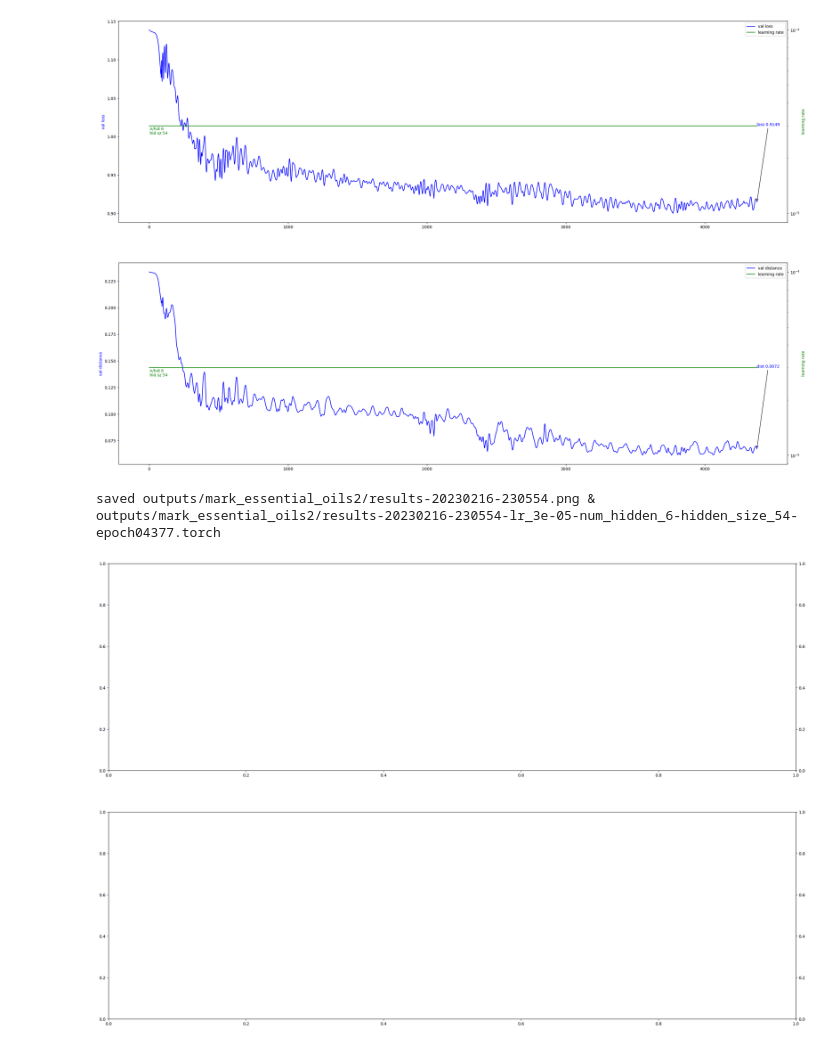
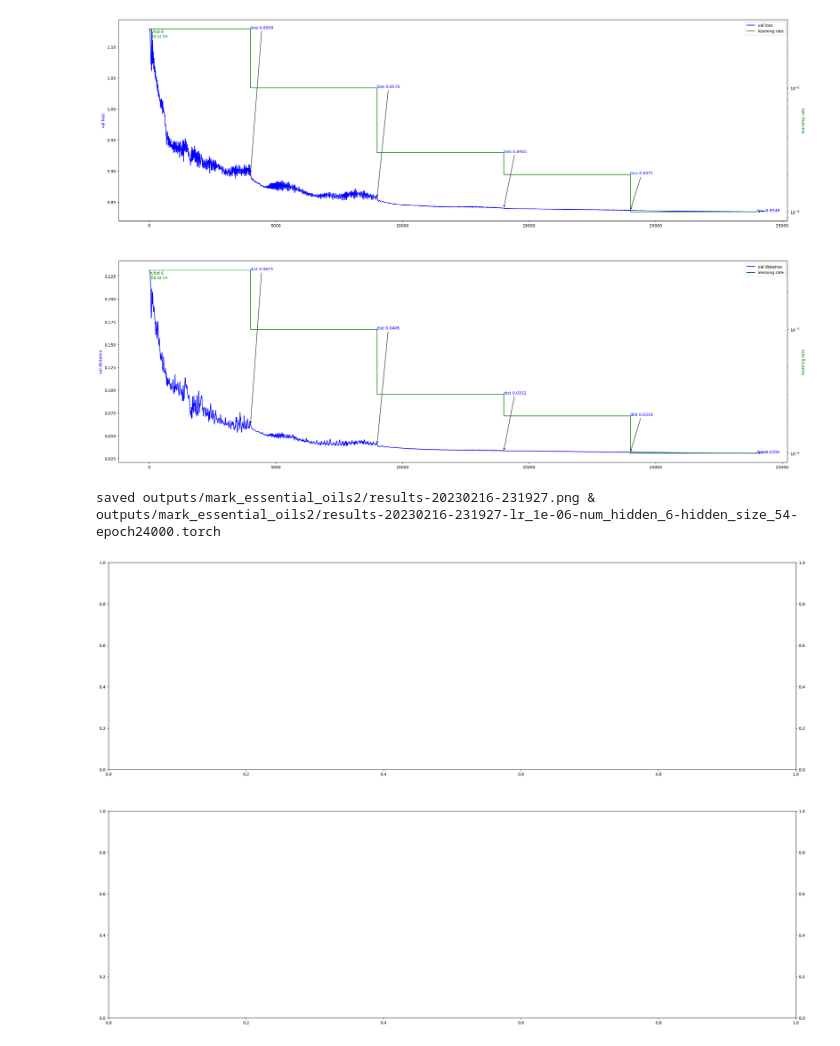
Before and after one commit to timh/nn-202302, a Jupyter notebook: mark_essential_oils2.ipynb, the cells around one changed output. Saved outputs shown, nothing was run; the diff lists cells and outputs as text; code cells hidden in the pictures.

```diff
--- a/mark_essential_oils2.ipynb
+++ b/mark_essential_oils2.ipynb
@@ -81,8 +81,8 @@ def reset_plot():
 num_mol = len(cfg.all_mol_names)
 hp_num_batches = 10
 hp_batch_size = 1000
-# hp_learning_rates = {3e-5: 4000, 1e-5: 5000, 3e-6: 5000, 2e-6: 5000, 1e-6: 5000}
-hp_learning_rates = {3e-5: 4377}
+hp_learning_rates = {3e-5: 4000, 1e-5: 5000, 3e-6: 5000, 2e-6: 5000, 1e-6: 5000}
+# hp_learning_rates = {3e-5: 4377}
 hp_num_hidden = [6]
 # hp_hidden_size = [num_mol * 6, num_mol * 8, num_mol * 10]
 hp_hidden_size = [num_mol * 6]
@@ -161,35 +161,35 @@ for num_hidden in hp_num_hidden:
                     elif anno.axes == axes.get_label():
                         color = color_val
                         use_axes = axes
 
                         if anno.textxy is not None:
                             # con = ConnectionPatch(xyA=anno.xy, axesA=axes,
                             #                       xyB=anno.textxy, axesB=axes_lr,
                             #                       coordsA="data", coordsB="data")
                             # axes_lr.add_artist(con)
                             kvargs = dict(xytext=anno.textxy, textcoords=axes_lr.transData, arrowprops=dict(arrowstyle='->'))
                     else:
                         continue
 
                     use_axes.annotate(text=anno.text, xy=anno.xy, color=color, **kvargs)
 
             display.clear_output(True)
             display.display(fig)
 
             epochs_at_lr += epochs
             total_epochs += epochs
 
             torch_filename = f"{base_filename}-lr_{lr}-num_hidden_{num_hidden}-hidden_size_{hidden_size}-epoch{epochs_at_lr:05}.torch"
             torch.save(cfg.net, torch_filename)
             img_filename = f"{base_filename}.png"
             fig.savefig(img_filename)
             print(f"saved {img_filename} & {torch_filename}")
 
             for ax in [*all_axes, *all_axes_lr]:
                 ax.clear()
 # %% [output]
-[figure, old version]
+[figure, new version]
-saved outputs/mark_essential_oils2/results-20230216-230554.png & outputs/mark_essential_oils2/results-20230216-230554-lr_3e-05-num_hidden_6-hidden_size_54-epoch04377.torch
+saved outputs/mark_essential_oils2/results-20230216-231927.png & outputs/mark_essential_oils2/results-20230216-231927-lr_1e-06-num_hidden_6-hidden_size_54-epoch24000.torch
 [figure]
 # %%
 tensors = [m.weight.grad for m in cfg.net.modules() if isinstance(m, torch.nn.Linear)]
```
Also changed, not shown: parts of 1 cell of this notebook.
